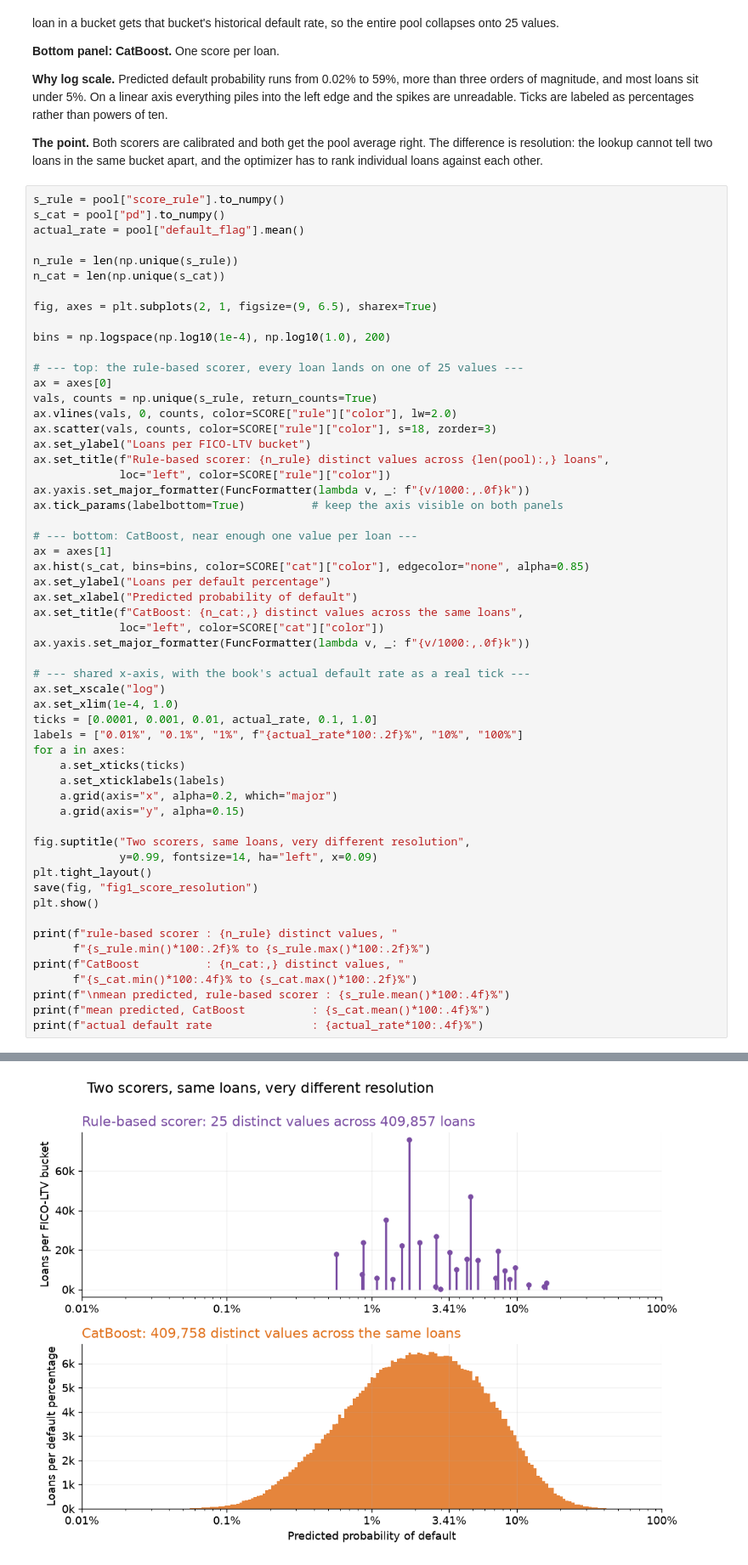
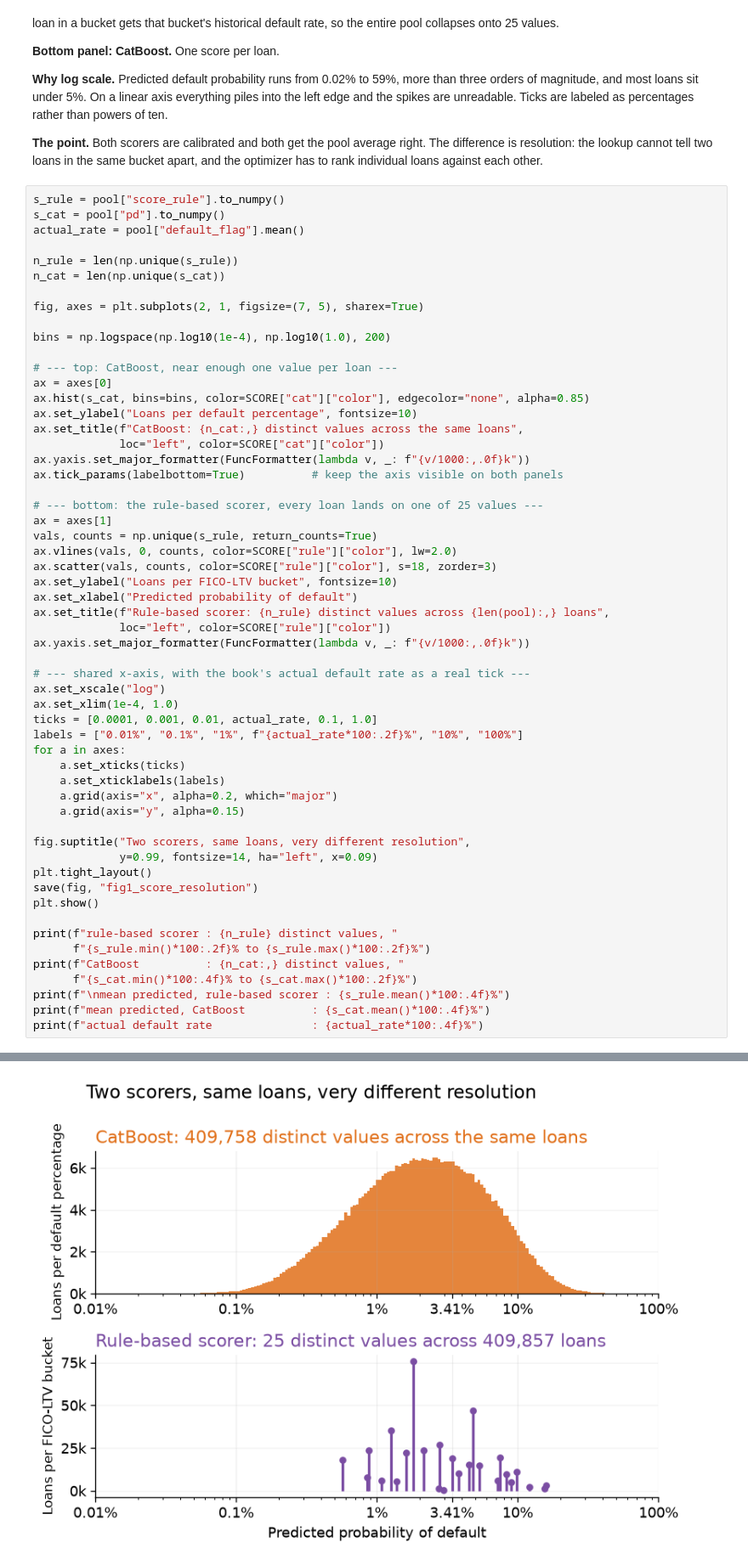
Before and after one commit to PhillipJRoman/loan-portfolio-optimization, a Jupyter notebook: ml-lp-sim/06_prod_viz.ipynb, the cells around one changed output, grey strips where cells are left out. Shown at 85% size. Saved outputs shown, nothing was run; the diff lists cells and outputs as text.

```diff
--- a/ml-lp-sim/06_prod_viz.ipynb
+++ b/ml-lp-sim/06_prod_viz.ipynb
@@ -125,57 +125,57 @@ actual_rate = pool["default_flag"].mean()
 n_rule = len(np.unique(s_rule))
 n_cat = len(np.unique(s_cat))
 
-fig, axes = plt.subplots(2, 1, figsize=(9, 6.5), sharex=True)
+fig, axes = plt.subplots(2, 1, figsize=(7, 5), sharex=True)
 
 bins = np.logspace(np.log10(1e-4), np.log10(1.0), 200)
 
-# --- top: the rule-based scorer, every loan lands on one of 25 values ---
+# --- top: CatBoost, near enough one value per loan ---
 ax = axes[0]
+ax.hist(s_cat, bins=bins, color=SCORE["cat"]["color"], edgecolor="none", alpha=0.85)
+ax.set_ylabel("Loans per default percentage", fontsize=10)
+ax.set_title(f"CatBoost: {n_cat:,} distinct values across the same loans",
+             loc="left", color=SCORE["cat"]["color"])
+ax.yaxis.set_major_formatter(FuncFormatter(lambda v, _: f"{v/1000:,.0f}k"))
+ax.tick_params(labelbottom=True)          # keep the axis visible on both panels
+
+# --- bottom: the rule-based scorer, every loan lands on one of 25 values ---
+ax = axes[1]
 vals, counts = np.unique(s_rule, return_counts=True)
 ax.vlines(vals, 0, counts, color=SCORE["rule"]["color"], lw=2.0)
 ax.scatter(vals, counts, color=SCORE["rule"]["color"], s=18, zorder=3)
-ax.set_ylabel("Loans per FICO-LTV bucket")
+ax.set_ylabel("Loans per FICO-LTV bucket", fontsize=10)
+ax.set_xlabel("Predicted probability of default")
 ax.set_title(f"Rule-based scorer: {n_rule} distinct values across {len(pool):,} loans",
              loc="left", color=SCORE["rule"]["color"])
-ax.yaxis.set_major_formatter(FuncFormatter(lambda v, _: f"{v/1000:,.0f}k"))
-ax.tick_params(labelbottom=True)          # keep the axis visible on both panels
-
-# --- bottom: CatBoost, near enough one value per loan ---
-ax = axes[1]
-ax.hist(s_cat, bins=bins, color=SCORE["cat"]["color"], edgecolor="none", alpha=0.85)
-ax.set_ylabel("Loans per default percentage")
-ax.set_xlabel("Predicted probability of default")
-ax.set_title(f"CatBoost: {n_cat:,} distinct values across the same loans",
-             loc="left", color=SCORE["cat"]["color"])
 ax.yaxis.set_major_formatter(FuncFormatter(lambda v, _: f"{v/1000:,.0f}k"))
 
 # --- shared x-axis, with the book's actual default rate as a real tick ---
 ax.set_xscale("log")
 ax.set_xlim(1e-4, 1.0)
 ticks = [0.0001, 0.001, 0.01, actual_rate, 0.1, 1.0]
 labels = ["0.01%", "0.1%", "1%", f"{actual_rate*100:.2f}%", "10%", "100%"]
 for a in axes:
     a.set_xticks(ticks)
     a.set_xticklabels(labels)
     a.grid(axis="x", alpha=0.2, which="major")
     a.grid(axis="y", alpha=0.15)
 
 fig.suptitle("Two scorers, same loans, very different resolution",
              y=0.99, fontsize=14, ha="left", x=0.09)
 plt.tight_layout()
 save(fig, "fig1_score_resolution")
 plt.show()
 
 print(f"rule-based scorer : {n_rule} distinct values, "
       f"{s_rule.min()*100:.2f}% to {s_rule.max()*100:.2f}%")
 print(f"CatBoost          : {n_cat:,} distinct values, "
       f"{s_cat.min()*100:.4f}% to {s_cat.max()*100:.2f}%")
 print(f"\nmean predicted, rule-based scorer : {s_rule.mean()*100:.4f}%")
 print(f"mean predicted, CatBoost          : {s_cat.mean()*100:.4f}%")
 print(f"actual default rate               : {actual_rate*100:.4f}%")
 # %% [output]
 saved fig1_score_resolution.png and fig1_score_resolution.pdf
-[figure, old version]
+[figure, new version]
 rule-based scorer : 25 distinct values, 0.57% to 15.92%
 CatBoost          : 409,758 distinct values, 0.0234% to 58.53%
 
```
Also changed, not shown: parts of 5 cells of this notebook, 9 other files.
